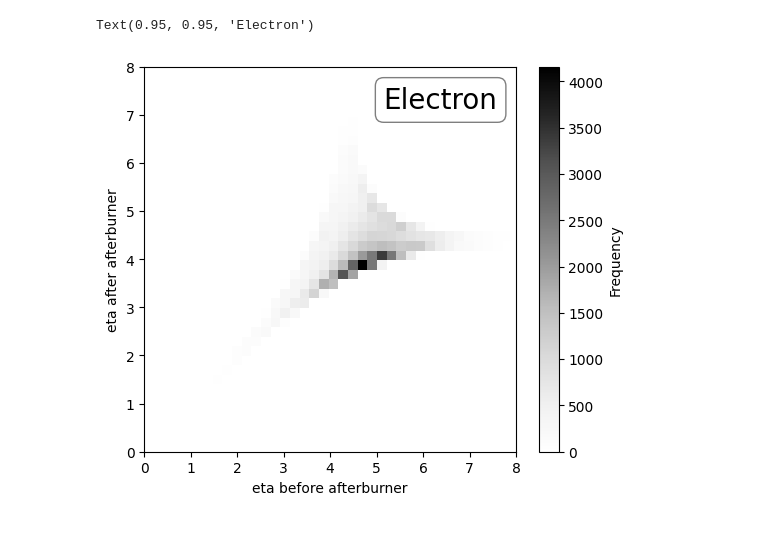
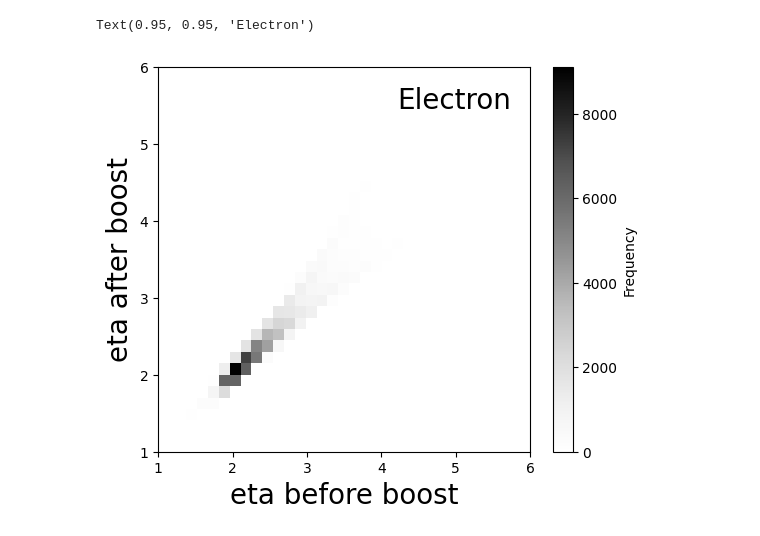
Before and after one commit to jazzitup/pentaquarkAna, a Jupyter notebook: afterBurnerChecker.ipynb, the cells around one changed output. Saved outputs shown, nothing was run; the diff lists cells and outputs as text; code cells hidden in the pictures.

```diff
--- a/afterBurnerChecker.ipynb
+++ b/afterBurnerChecker.ipynb
@@ -25,8 +25,10 @@ def extract_e_lines(file_content):
 # file1_path = 'hepmc_files/Pentaquark_hepmc_output_20241206_p275.0GeV_e18.0GeV_two_body_kinematics_eta1.9-8_100000evts.hepmc'
 # file2_path = 'hepmc_files/Pentaquark_hepmc_output_20241206_p275.0GeV_e18.0GeV_two_body_kinematics_eta1.9-8_100000evts__ip6_hidiv_275x18.hepmc'
 
-file1_path = 'hepmc_files/Pentaquark_hepmc_output_20241206_p275.0GeV_e18.0GeV_two_body_kinematics_eta5-20_100000evts.hepmc'
-file2_path = 'hepmc_files/Pentaquark_hepmc_output_20241206_p275.0GeV_e18.0GeV_two_body_kinematics_eta5-20_100000evts_ip6_hidiv_275x18.hepmc'
+# file1_path = 'hepmc_files/Pentaquark_hepmc_output_20241206_p275.0GeV_e18.0GeV_two_body_kinematics_eta5-20_100000evts.hepmc'
+# file2_path = 'hepmc_files/Pentaquark_hepmc_output_20241206_p275.0GeV_e18.0GeV_two_body_kinematics_eta5-20_100000evts_ip6_hidiv_275x18.hepmc'
+file1_path = 'hepmc_files/Pentaquark_hepmc_output_20241211_p275.0GeV_e18.0GeV_two_body_kinematics_eta1.9-20_100000evts.hepmc'
+file2_path = 'hepmc_files/Pentaquark_hepmc_output_20241211_p275.0GeV_e18.0GeV_two_body_kinematics_eta1.9-20_100000evts_ip6_hidiv_275x18.hepmc'
 
 
 with open(file1_path, 'r') as file1, open(file2_path, 'r') as file2:
@@ -221,23 +223,23 @@ Text(0.95, 0.95, 'Electron')
 # %%
 eta1 = -np.log( np.tan(theta1/2))
 eta2 = -np.log( np.tan(theta2/2))
 
 # plt.hexbin(eta1, eta2, gridsize=30, cmap='viridis', label=f'eta')
 plt.figure(figsize=(6, 5))
 # plt.scatter(eta1, eta2, label=f'eta')
 plt.hist2d(eta1, eta2, bins=50, cmap='Grays')
 plt.colorbar(label='Frequency')
-plt.xlim(0, 8)
-plt.ylim(0, 8)
-plt.xlabel('eta before afterburner')
-plt.ylabel('eta after afterburner')
+plt.xlim(1, 6)
+plt.ylim(1, 6)
+plt.xlabel('eta before boost', fontsize=20)
+plt.ylabel('eta after boost', fontsize=20)
 # plt.legend(fontsize=12)
 textstr = "Electron"
 plt.text(0.95, 0.95, textstr, transform=plt.gca().transAxes, fontsize=20,
-         verticalalignment='top', horizontalalignment='right', bbox=props)
+         verticalalignment='top', horizontalalignment='right')
 # %% [output]
 Text(0.95, 0.95, 'Electron')
-[figure, old version]
+[figure, new version]
 # %%
 plt.figure(figsize=(6, 6))
 counts, bins, patches = plt.hist(eta1, bins=100, range=(0,8))
```
Also changed, not shown: parts of 7 cells of this notebook, 3 other files.
